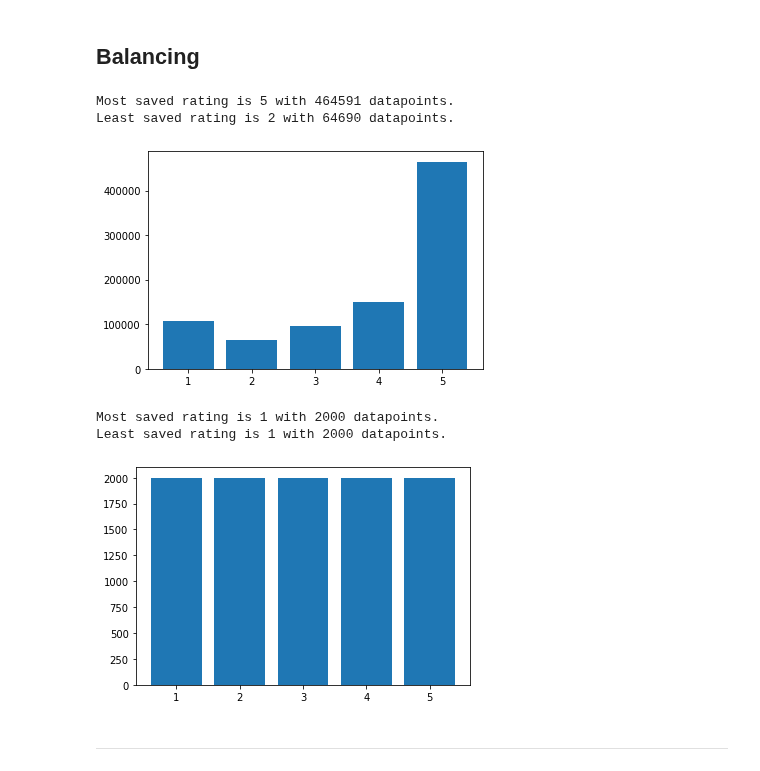
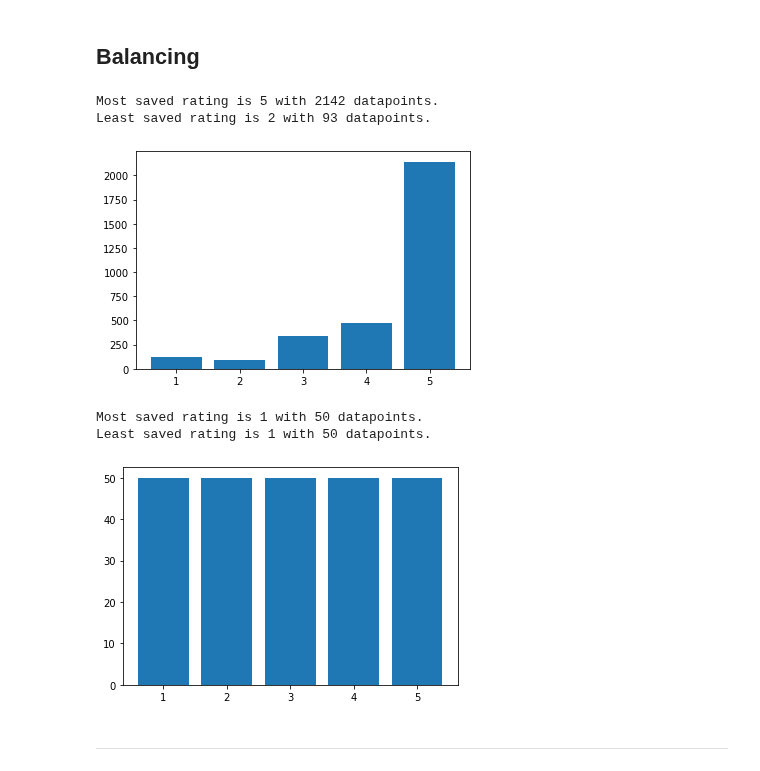
Before and after one commit to Phantomias3782/AmazonReviews, a Jupyter notebook: AmazonReviews_SentimentAnalysis.ipynb, the cells around one changed output. Drawn from its saved outputs; the diff is of its cells as text; code cells hidden in the pictures.

```diff
--- a/AmazonReviews_SentimentAnalysis.ipynb
+++ b/AmazonReviews_SentimentAnalysis.ipynb
@@ -42,12 +43,13 @@ from data_transformation import get_overview, clean_data, balancing
 ## Import Data
 # %%
 # read subset data
-#path = "./data/AMAZON_FASHION_5.json"
+path = "./data/AMAZON_FASHION_5.json"
 
-#data = pd.read_json(path, lines = True)
+# data = pd.read_json(path, lines = True)
 
 # read full data
-path = "./data/AMAZON_FASHION_FULL.json"
+
+# path = "./data/AMAZON_FASHION_FULL.json"
 
 data = pd.read_json(path, lines = True)
 # %% [markdown]
@@ -77,19 +79,19 @@ Data contains now 882403 datapoints.
 # %% [markdown]
 ## Balancing
 # %%
-max_num = 2000 # replace lateron
+max_num = 50 # replace lateron
 data = balancing(data, balancing = True, max_num = max_num)
 # %% [output]
-Most saved rating is 5 with 464591 datapoints.
-Least saved rating is 2 with 64690 datapoints.
+Most saved rating is 5 with 2142 datapoints.
+Least saved rating is 2 with 93 datapoints.
-[figure, old version]
+[figure, new version]
 # %%
 # check balancing
 balancing(data, balancing = False, max_num = None)
 # %% [output]
-Most saved rating is 1 with 2000 datapoints.
-Least saved rating is 1 with 2000 datapoints.
+Most saved rating is 1 with 50 datapoints.
+Least saved rating is 1 with 50 datapoints.
-[figure, old version]
+[figure, new version]
 # %% [markdown]
 -------
 # %% [markdown]
```
Also changed, not shown: parts of 10 cells of this notebook.
